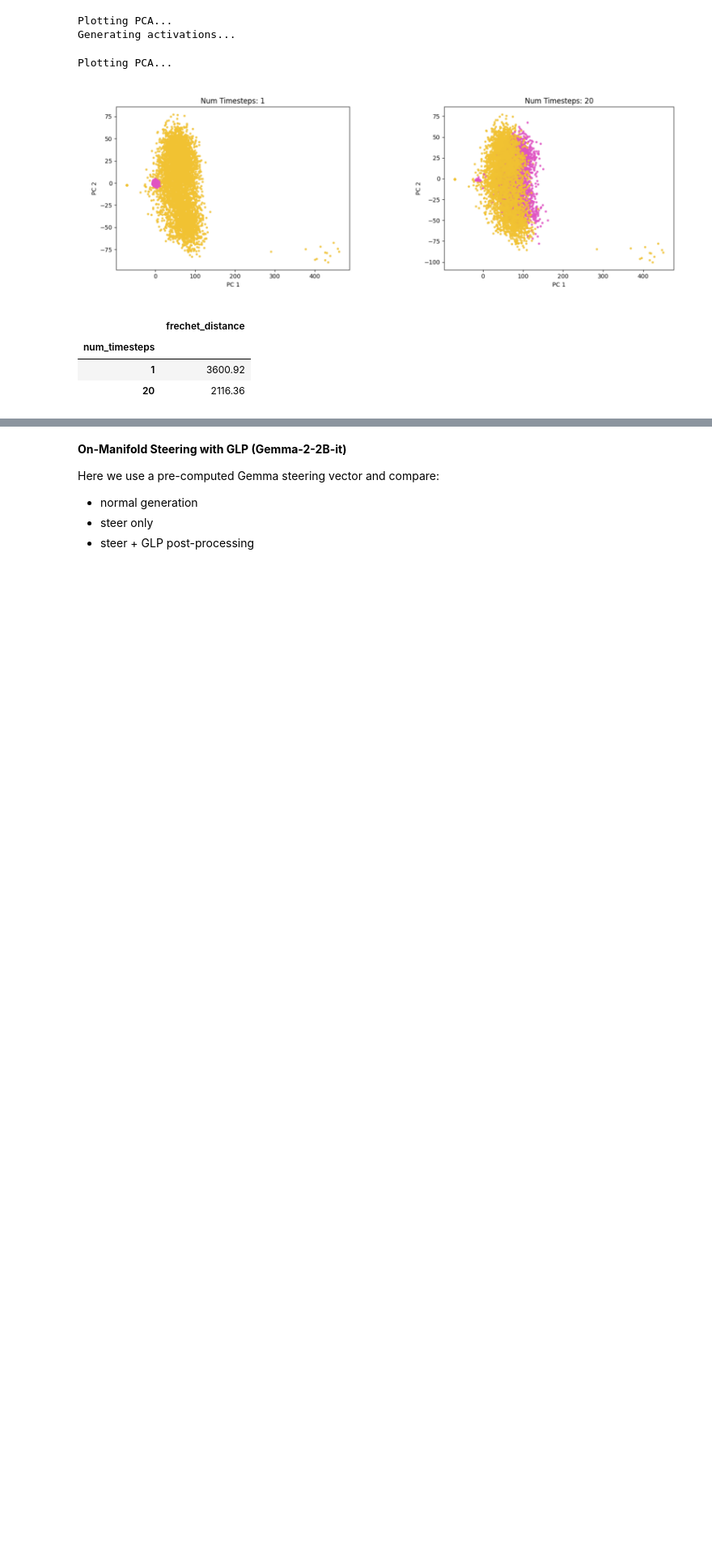
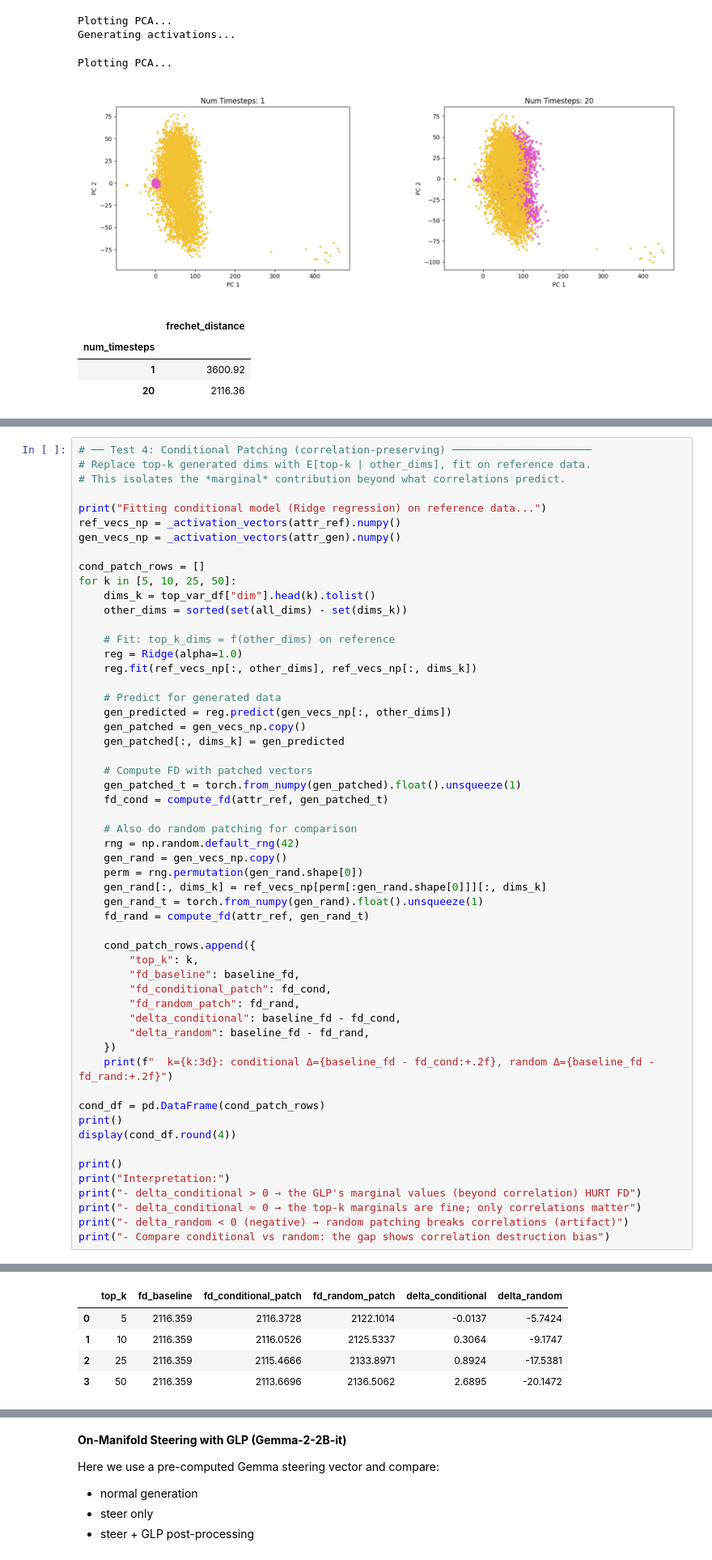
Before and after one commit to PQHSGS/GLP, a Jupyter notebook: glp_demo gemma.ipynb, the cells around one changed output, grey strips where cells are left out. Shown at 81% size. Drawn from its saved outputs; the diff is of its cells as text; blank space fills up the shorter version.

```diff
--- a/glp_demo gemma.ipynb
+++ b/glp_demo gemma.ipynb
@@ -561,0 +516,56 @@ Seeds: (0, 1, 2)
+# %%
+# ── Test 4: Conditional Patching (correlation-preserving) ──────────────────────
+# Replace top-k generated dims with E[top-k | other_dims], fit on reference data.
+# This isolates the *marginal* contribution beyond what correlations predict.
+
+print("Fitting conditional model (Ridge regression) on reference data...")
+ref_vecs_np = _activation_vectors(attr_ref).numpy()
+gen_vecs_np = _activation_vectors(attr_gen).numpy()
+
+cond_patch_rows = []
+for k in [5, 10, 25, 50]:
+    dims_k = top_var_df["dim"].head(k).tolist()
+    other_dims = sorted(set(all_dims) - set(dims_k))
+
+    # Fit: top_k_dims = f(other_dims) on reference
+    reg = Ridge(alpha=1.0)
+    reg.fit(ref_vecs_np[:, other_dims], ref_vecs_np[:, dims_k])
+
+    # Predict for generated data
+    gen_predicted = reg.predict(gen_vecs_np[:, other_dims])
+    gen_patched = gen_vecs_np.copy()
+    gen_patched[:, dims_k] = gen_predicted
+
+    # Compute FD with patched vectors
+    gen_patched_t = torch.from_numpy(gen_patched).float().unsqueeze(1)
+    fd_cond = compute_fd(attr_ref, gen_patched_t)
+
+    # Also do random patching for comparison
+    rng = np.random.default_rng(42)
+    gen_rand = gen_vecs_np.copy()
+    perm = rng.permutation(gen_rand.shape[0])
+    gen_rand[:, dims_k] = ref_vecs_np[perm[:gen_rand.shape[0]]][:, dims_k]
+    gen_rand_t = torch.from_numpy(gen_rand).float().unsqueeze(1)
+    fd_rand = compute_fd(attr_ref, gen_rand_t)
+
+    cond_patch_rows.append({
+        "top_k": k,
+        "fd_baseline": baseline_fd,
+        "fd_conditional_patch": fd_cond,
+        "fd_random_patch": fd_rand,
+        "delta_conditional": baseline_fd - fd_cond,
+        "delta_random": baseline_fd - fd_rand,
+    })
+    print(f"  k={k:3d}: conditional Δ={baseline_fd - fd_cond:+.2f}, random Δ={baseline_fd - fd_rand:+.2f}")
+
+cond_df = pd.DataFrame(cond_patch_rows)
+print()
+display(cond_df.round(4))
+
+print()
+print("Interpretation:")
+print("- delta_conditional > 0 → the GLP's marginal values (beyond correlation) HURT FD")
+print("- delta_conditional ≈ 0 → the top-k marginals are fine; only correlations matter")
+print("- delta_random < 0 (negative) → random patching breaks correlations (artifact)")
+print("- Compare conditional vs random: the gap shows correlation destruction bias")
+# %% [output]
@@ -561,0 +577,5 @@ Seeds: (0, 1, 2)
+|  | top_k | fd_baseline | fd_conditional_patch | fd_random_patch | delta_conditional | delta_random |
+| 0 | 5 | 2116.359 | 2116.3728 | 2122.1014 | -0.0137 | -5.7424 |
+| 1 | 10 | 2116.359 | 2116.0526 | 2125.5337 | 0.3064 | -9.1747 |
+| 2 | 25 | 2116.359 | 2115.4666 | 2133.8971 | 0.8924 | -17.5381 |
+| 3 | 50 | 2116.359 | 2113.6696 | 2136.5062 | 2.6895 | -20.1472 |
```
Also changed, not shown: parts of 18 cells of this notebook, 2 other files.
